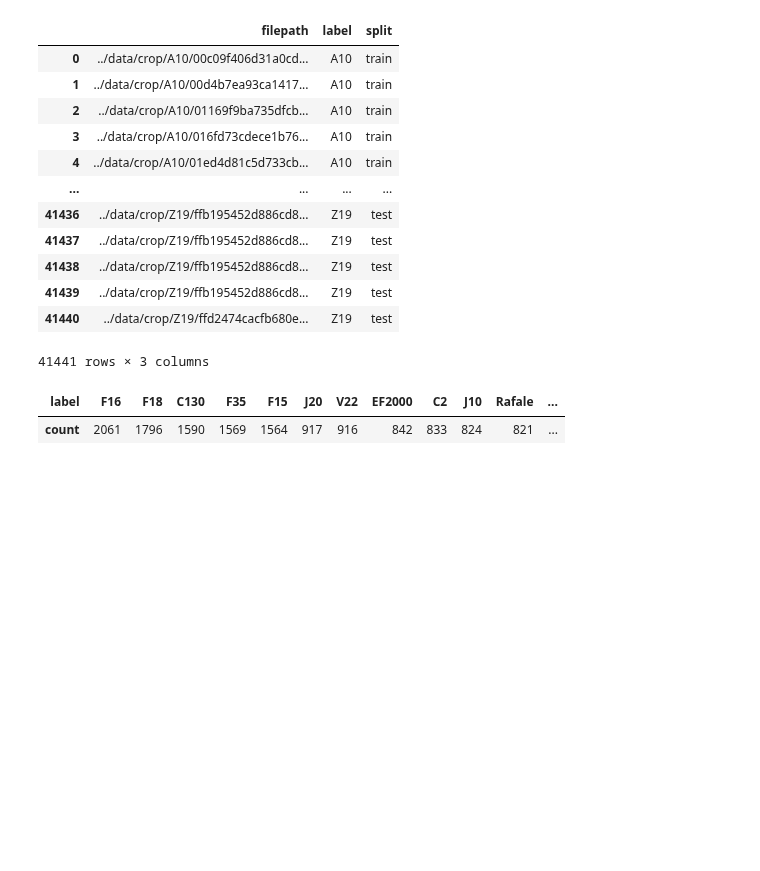
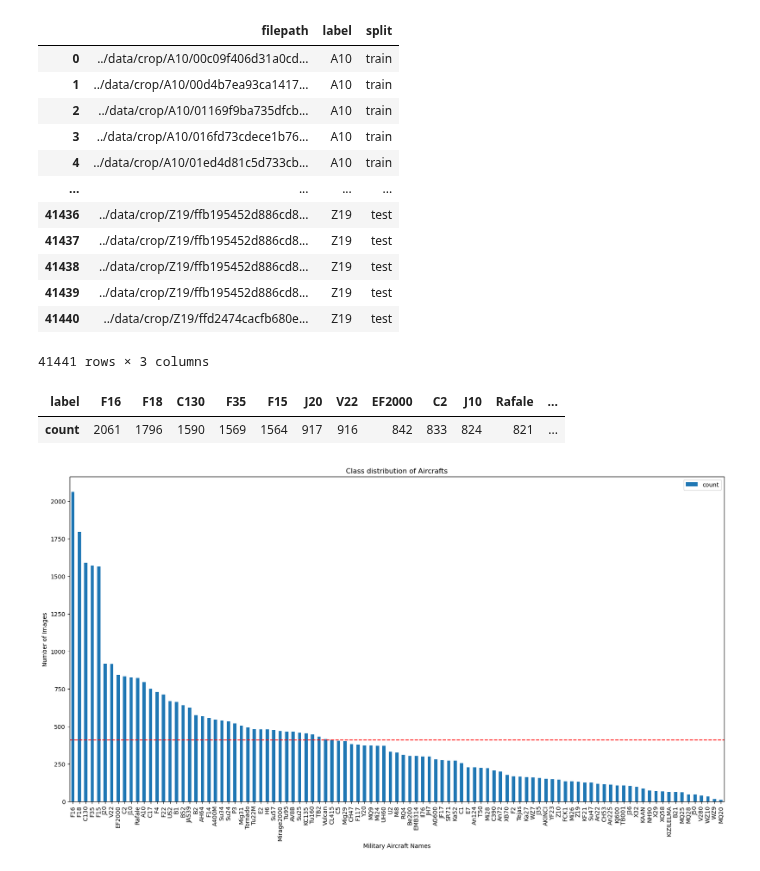
Before and after one commit to Eakempreet/ATAS_Project, a Jupyter notebook: notebooks/01_aircraft_classifier.ipynb, the cells around one changed output. Saved outputs shown, nothing was run; the diff lists cells and outputs as text; code cells hidden in the pictures; blank space fills up the shorter version.

Commit message:
EDA — class distribution chart with mean reference line

```diff
--- a/notebooks/01_aircraft_classifier.ipynb
+++ b/notebooks/01_aircraft_classifier.ipynb
@@ -627,3 +627,17 @@ df.T
 # %% [output]
 | label | F16 | F18 | C130 | F35 | F15 | J20 | V22 | EF2000 | C2 | J10 | Rafale | ... |
 | count | 2061 | 1796 | 1590 | 1569 | 1564 | 917 | 916 | 842 | 833 | 824 | 821 | ... |
+# %%
+# Visualization of Category distribution of Aircrafts
+
+df.plot.bar(figsize=(20, 10))
+plt.title("Class distribution of Aircrafts")
+plt.xlabel("Military Aircraft Names")
+plt.ylabel("Number of Images")
+plt.xticks(rotation=90)
+plt.axhline(y=np.mean(df.values),
+           linestyle="--",
+           color="red")
+plt.show();
+# %% [output]
+[figure, added]
```
